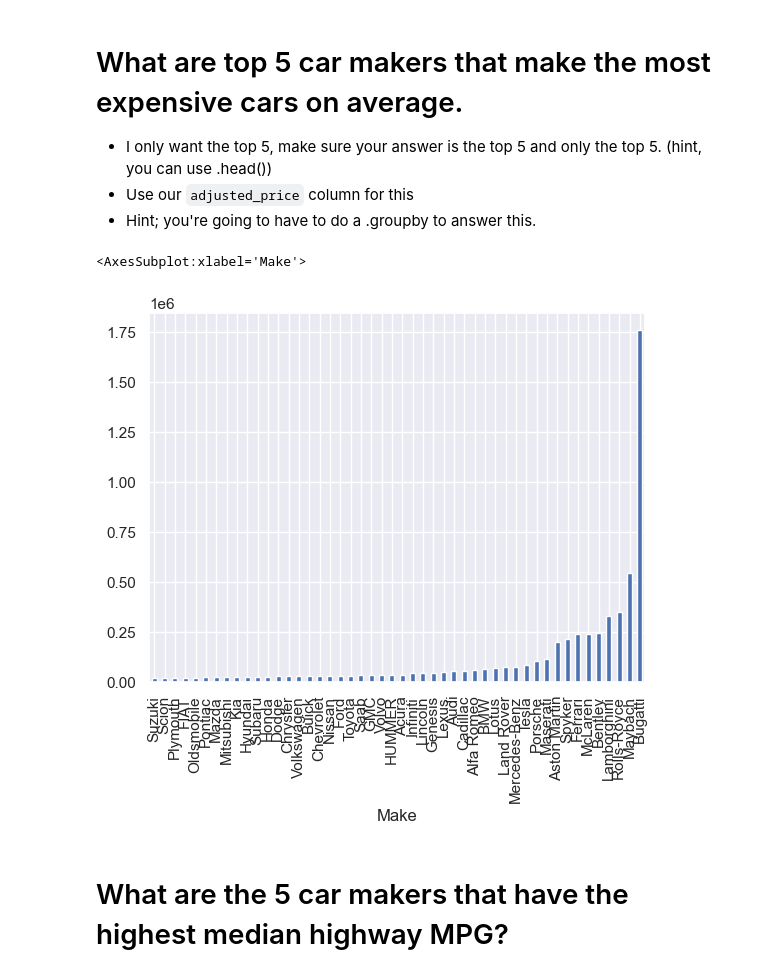
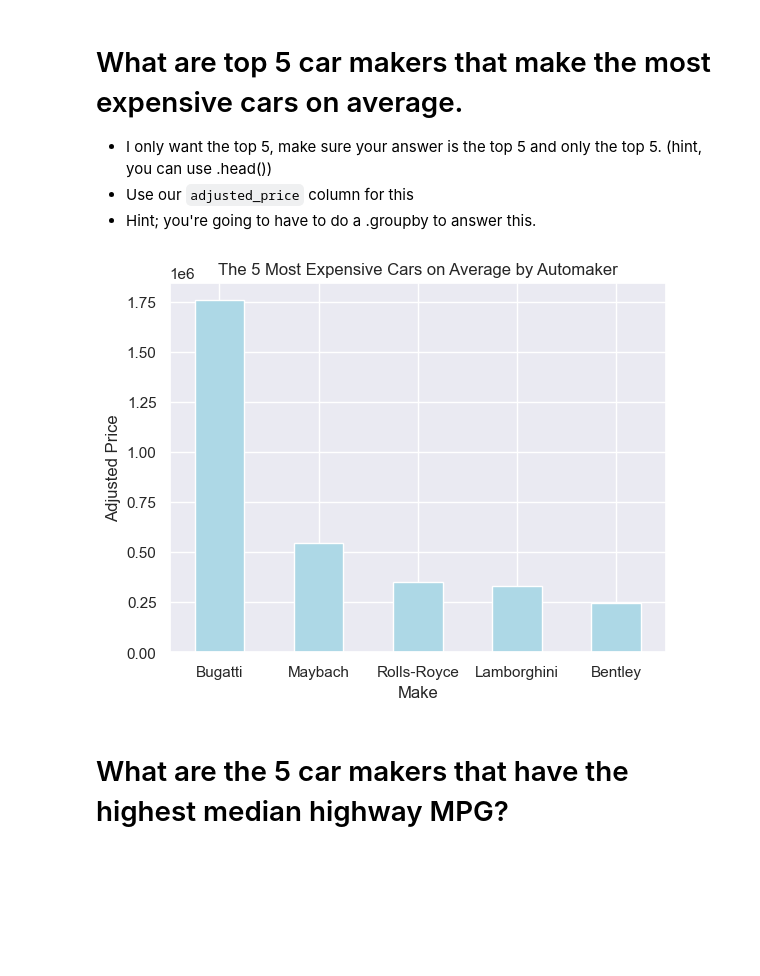
Before and after one commit to Jhwee2/2022-fall-data-science, a Jupyter notebook: Week-02-EDA/Exercise-EDA.ipynb, the cells around one changed output. Cells and saved outputs as stored; diff of their text form; code cells hidden in the pictures; blank space fills up the shorter version.

```diff
--- a/Week-02-EDA/Exercise-EDA.ipynb
+++ b/Week-02-EDA/Exercise-EDA.ipynb
@@ -138,7 +129,7 @@ Make a new column that is called `adjusted_price`, that contains all prices, how
    * Hint; you might need to use our old friend `np.where`
 # %%
 # Make a column where is 10 when year is less than 2000, else 1.
-before_2000 = df["Year"] < 2000
+before_2000 = df["Year"] <= 2000
 df["adjusted_price"] = np.where(before_2000,df["MSRP"]*10,df["MSRP"]*1)
 
 # Multiply the MSRP by the price adjuster.
@@ -176,10 +167,9 @@ average.plot(kind= "line", figsize = (13,21))
 # %%
 # What are the top 5 car makers make the most expensive cars on average.
 gb = df.groupby("Make")
-expensive_on_avg = gb["adjusted_price"].mean().sort_values()
-expensive_on_avg.plot(kind = "bar")
+expensive_on_avg = gb["adjusted_price"].mean().sort_values(ascending=False).head(5)
+chart = expensive_on_avg.plot(kind = "bar" ,ylabel = "Adjusted Price", rot = 0, title = "The 5 Most Expensive Cars on Average by Automaker", color = ["lightblue"])
 # %% [output]
-<AxesSubplot:xlabel='Make'>
-[figure, old version]
+[figure, new version]
 # %% [markdown]
 # What are the 5 car makers that have the highest median highway MPG?
```
Also changed, not shown: parts of 26 cells of this notebook, 1 other file.
